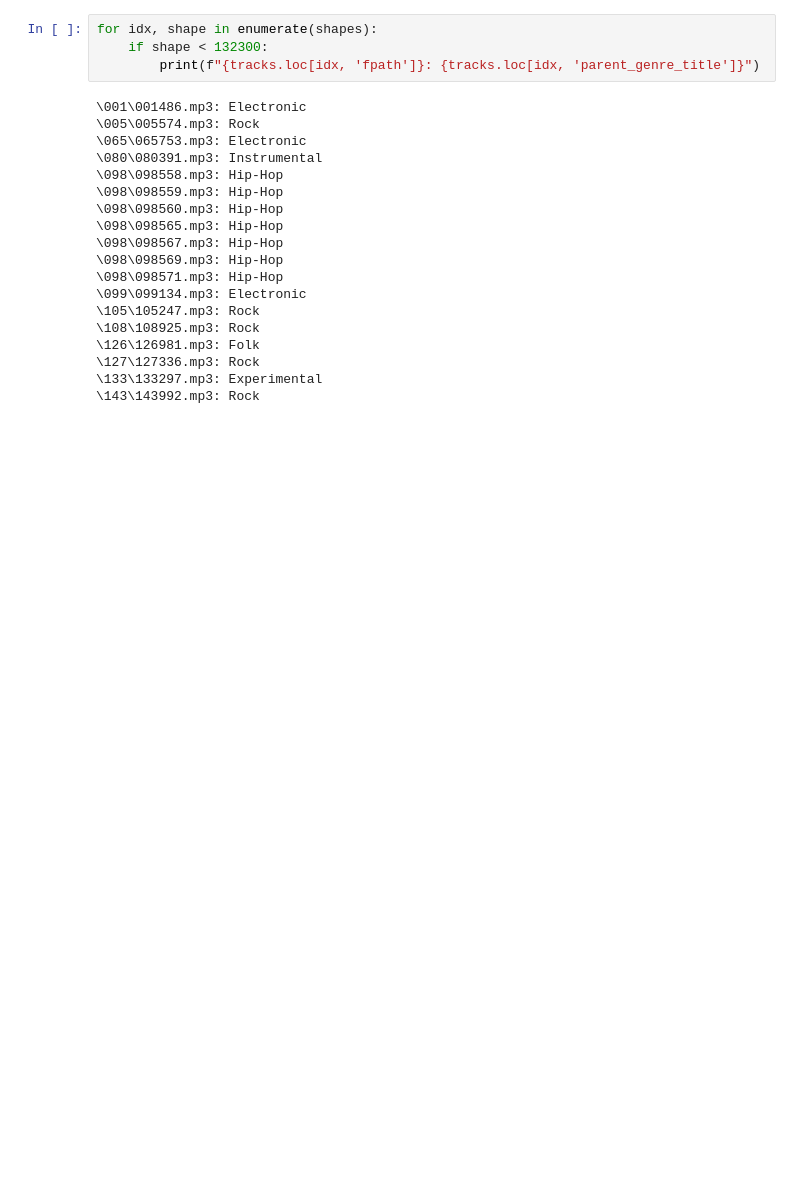
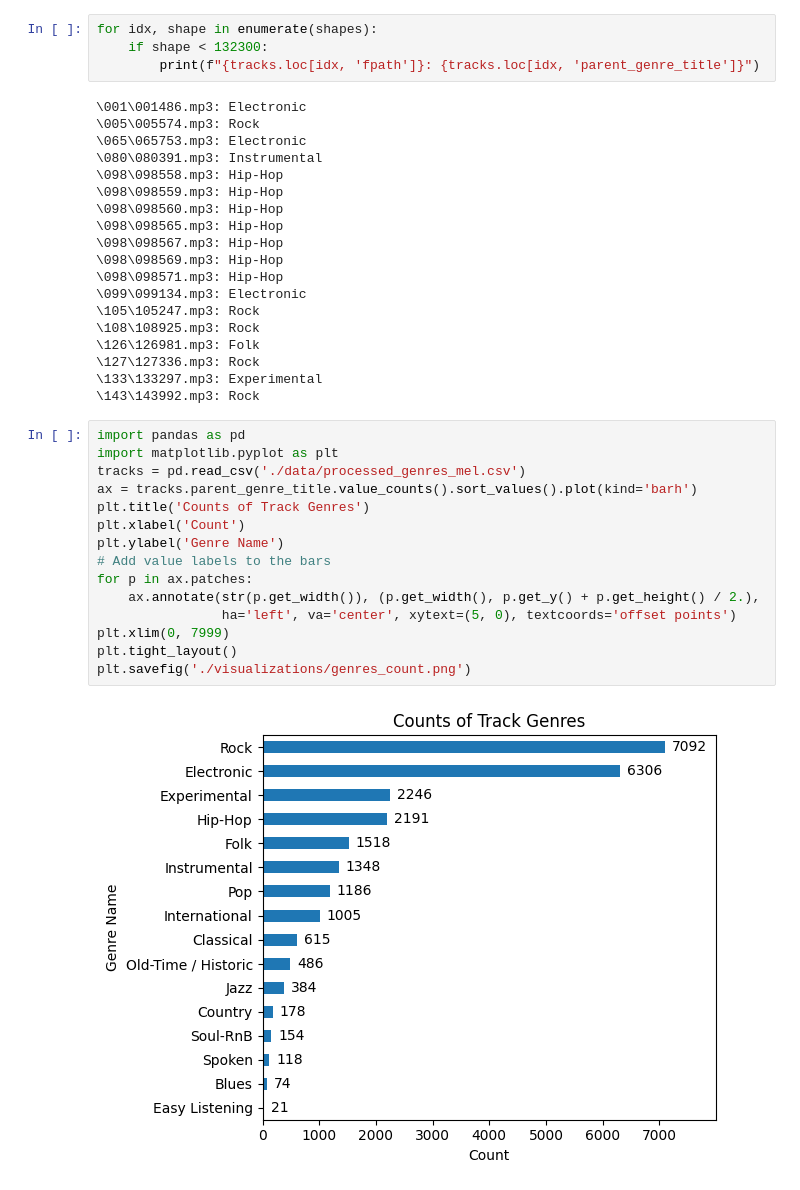
Before and after one commit to peterlecavalier/genre_classifier, a Jupyter notebook: test.ipynb, the cells around one changed output. Drawn from its saved outputs; the diff is of its cells as text; blank space fills up the shorter version.

Commit message:
Updated genre visualization

```diff
--- a/test.ipynb
+++ b/test.ipynb
@@ -51,3 +51,20 @@ for idx, shape in enumerate(shapes):
 \127\127336.mp3: Rock
 \133\133297.mp3: Experimental
 \143\143992.mp3: Rock
+# %%
+import pandas as pd
+import matplotlib.pyplot as plt
+tracks = pd.read_csv('./data/processed_genres_mel.csv')
+ax = tracks.parent_genre_title.value_counts().sort_values().plot(kind='barh')
+plt.title('Counts of Track Genres')
+plt.xlabel('Count')
+plt.ylabel('Genre Name')
+# Add value labels to the bars
+for p in ax.patches:
+    ax.annotate(str(p.get_width()), (p.get_width(), p.get_y() + p.get_height() / 2.),
+                ha='left', va='center', xytext=(5, 0), textcoords='offset points')
+plt.xlim(0, 7999)
+plt.tight_layout()
+plt.savefig('./visualizations/genres_count.png')
+# %% [output]
+[figure, added]
```
Also changed, not shown: parts of 1 cell of this notebook, 3 other files.
